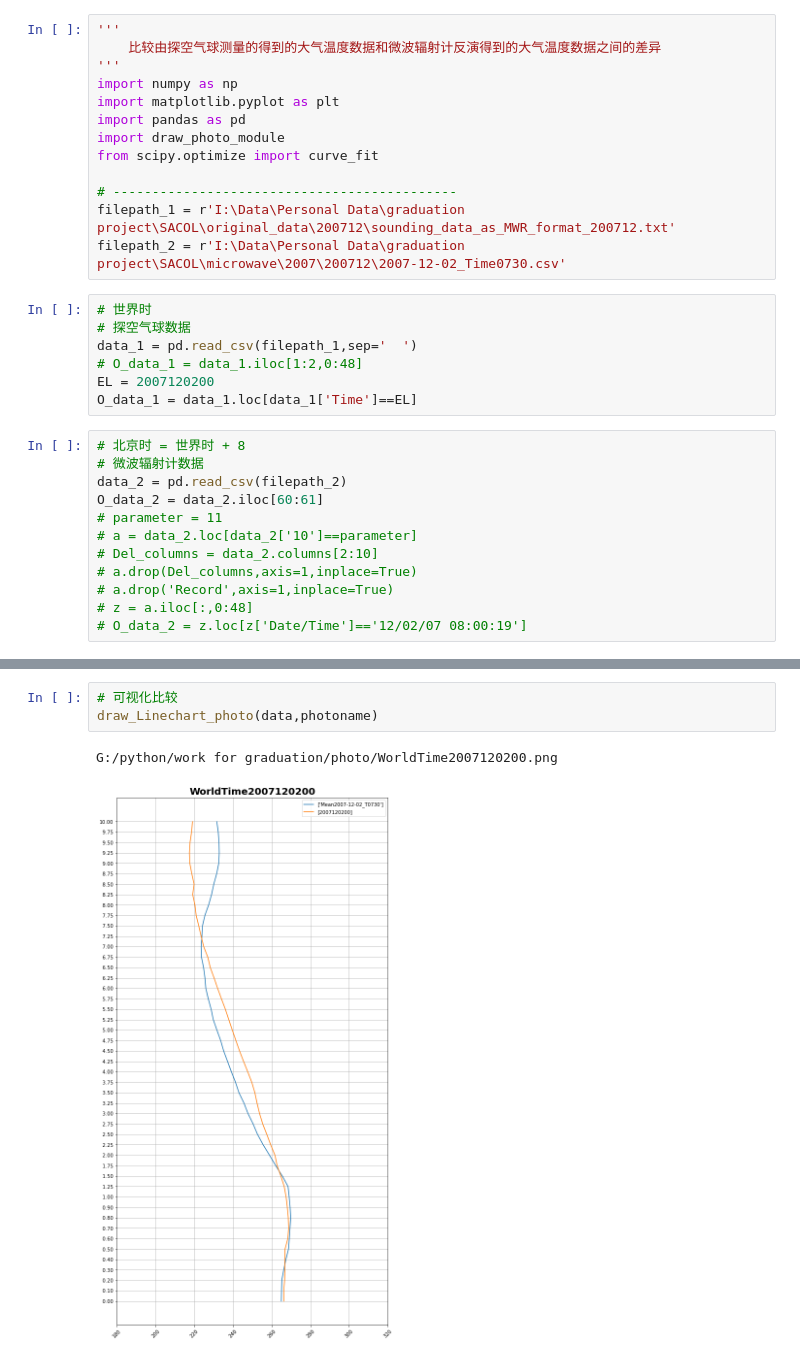
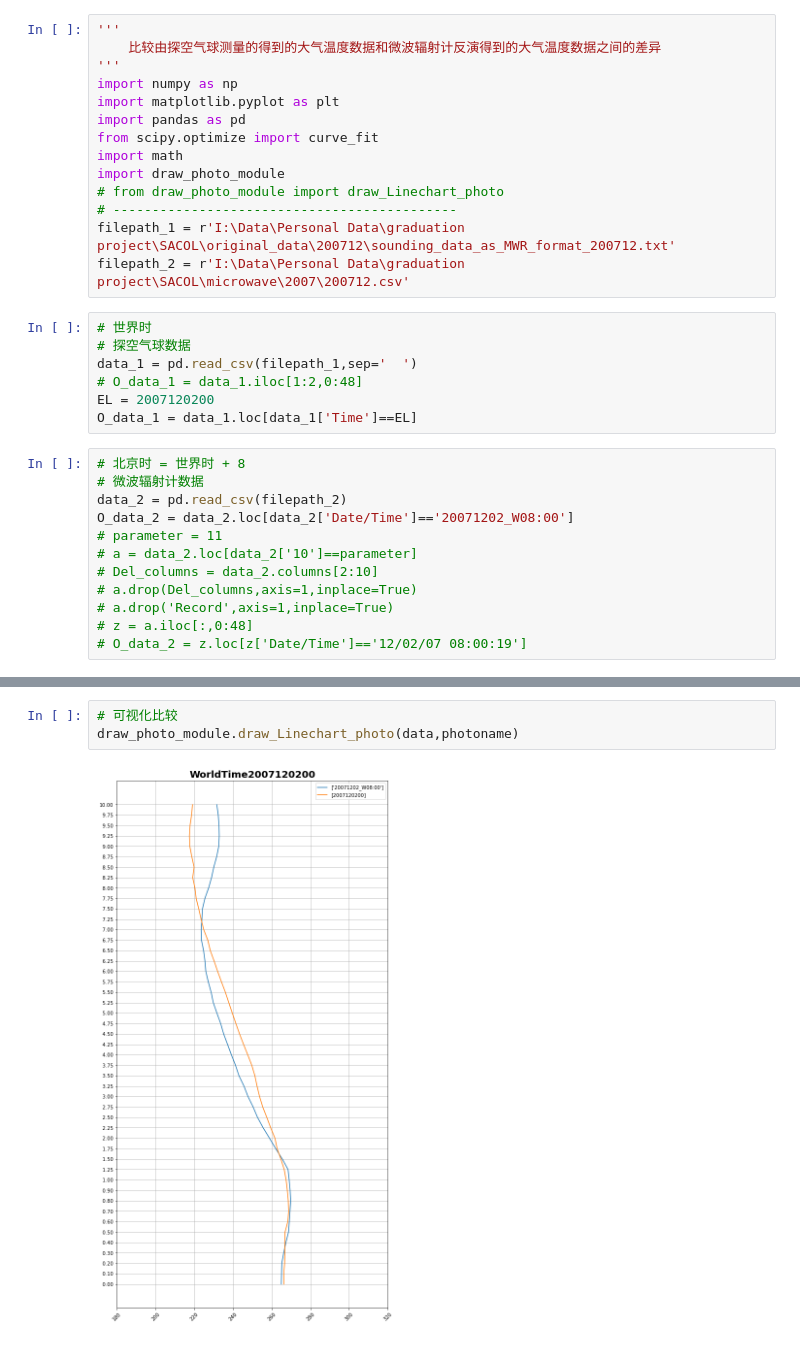
Before and after one commit to Jacob045/python, a Jupyter notebook: work for graduation/compare.ipynb, the cells around one changed output, grey strips where cells are left out. Drawn from its saved outputs; the diff is of its cells as text.

```diff
--- a/work for graduation/compare.ipynb
+++ b/work for graduation/compare.ipynb
@@ -5,12 +5,13 @@
 import numpy as np
 import matplotlib.pyplot as plt
 import pandas as pd
+from scipy.optimize import curve_fit
+import math
 import draw_photo_module
-from scipy.optimize import curve_fit
-
+# from draw_photo_module import draw_Linechart_photo
 # --------------------------------------------
 filepath_1 = r'I:\Data\Personal Data\graduation project\SACOL\original_data\200712\sounding_data_as_MWR_format_200712.txt'
-filepath_2 = r'I:\Data\Personal Data\graduation project\SACOL\microwave\2007\200712\2007-12-02_Time0730.csv'
+filepath_2 = r'I:\Data\Personal Data\graduation project\SACOL\microwave\2007\200712.csv'
 # %%
 # 世界时
 # 探空气球数据
@@ -22,7 +23,7 @@ O_data_1 = data_1.loc[data_1['Time']==EL]
 # 北京时 = 世界时 + 8
 # 微波辐射计数据
 data_2 = pd.read_csv(filepath_2)
-O_data_2 = data_2.iloc[60:61]
+O_data_2 = data_2.loc[data_2['Date/Time']=='20071202_W08:00']
 # parameter = 11
 # a = data_2.loc[data_2['10']==parameter]
 # Del_columns = data_2.columns[2:10]
@@ -68,6 +55,5 @@ def draw_Linechart_photo(data,photoname):
 # %%
 # 可视化比较
-draw_Linechart_photo(data,photoname)
+draw_photo_module.draw_Linechart_photo(data,photoname)
 # %% [output]
-G:/python/work for graduation/photo/WorldTime2007120200.png
-[figure, old version]
+[figure, new version]
```
Also changed, not shown: parts of 6 cells of this notebook, 5 other files.
